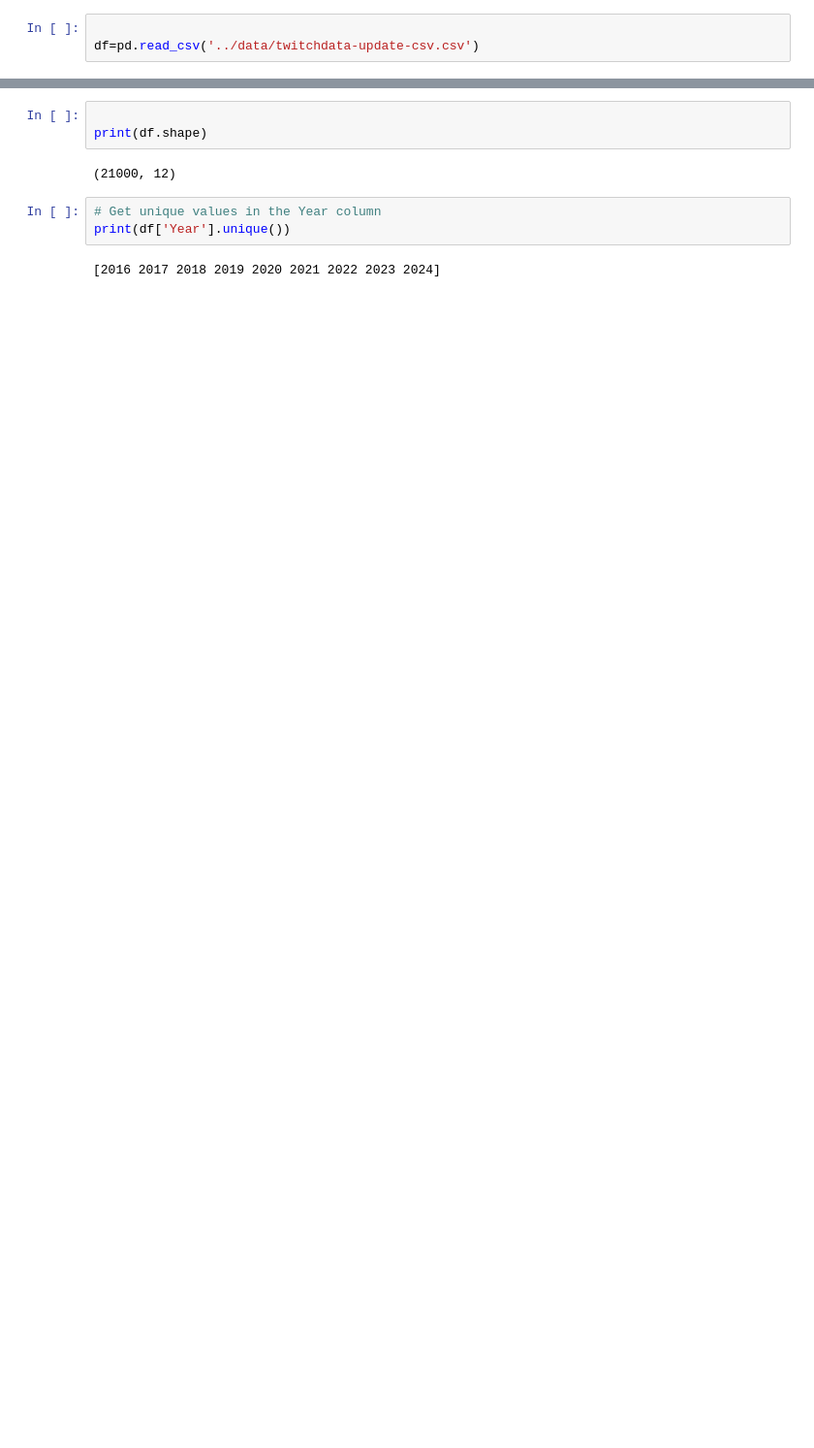
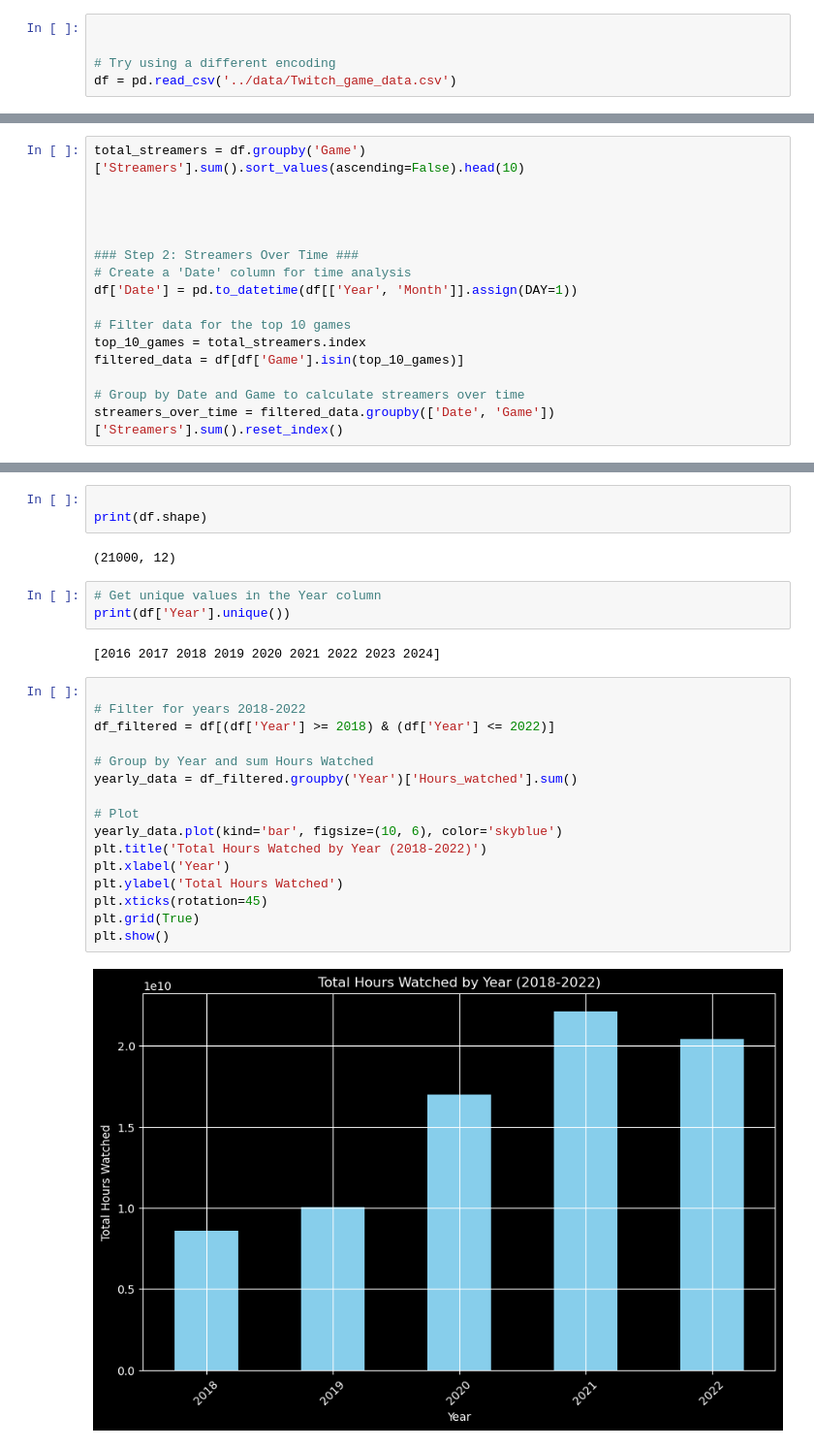
Before and after one commit to viki0401/GAME_GRID_project, a Jupyter notebook: notebooks/analysis_twitch.ipynb, the cells around one changed output, grey strips where cells are left out. Shown at 97% size. Saved outputs shown, nothing was run; the diff lists cells and outputs as text; blank space fills up the shorter version.

```diff
--- a/notebooks/analysis_twitch.ipynb
+++ b/notebooks/analysis_twitch.ipynb
@@ -6,4 +6,6 @@ import matplotlib.pyplot as plt
 import seaborn as sns
 # %%
 
-df=pd.read_csv('../data/twitchdata-update-csv.csv')
+
+# Try using a different encoding
+df = pd.read_csv('../data/Twitch_game_data.csv')
@@ -84,3 +77,19 @@ print(df.head())
+# %%
+total_streamers = df.groupby('Game')['Streamers'].sum().sort_values(ascending=False).head(10)
+
+
+
+
+### Step 2: Streamers Over Time ###
+# Create a 'Date' column for time analysis
+df['Date'] = pd.to_datetime(df[['Year', 'Month']].assign(DAY=1))
+
+# Filter data for the top 10 games
+top_10_games = total_streamers.index
+filtered_data = df[df['Game'].isin(top_10_games)]
+
+# Group by Date and Game to calculate streamers over time
+streamers_over_time = filtered_data.groupby(['Date', 'Game'])['Streamers'].sum().reset_index()
 # %%
 df.head()
 # %% [output]
@@ -134,3 +168,21 @@ print(df.shape)
 print(df['Year'].unique())
 # %% [output]
 [2016 2017 2018 2019 2020 2021 2022 2023 2024]
+# %%
+
+# Filter for years 2018-2022
+df_filtered = df[(df['Year'] >= 2018) & (df['Year'] <= 2022)]
+
+# Group by Year and sum Hours Watched
+yearly_data = df_filtered.groupby('Year')['Hours_watched'].sum()
+
+# Plot
+yearly_data.plot(kind='bar', figsize=(10, 6), color='skyblue')
+plt.title('Total Hours Watched by Year (2018-2022)')
+plt.xlabel('Year')
+plt.ylabel('Total Hours Watched')
+plt.xticks(rotation=45)
+plt.grid(True)
+plt.show()
+# %% [output]
+[figure, added]
```
Also changed, not shown: parts of 9 cells of this notebook, 10 other files.
